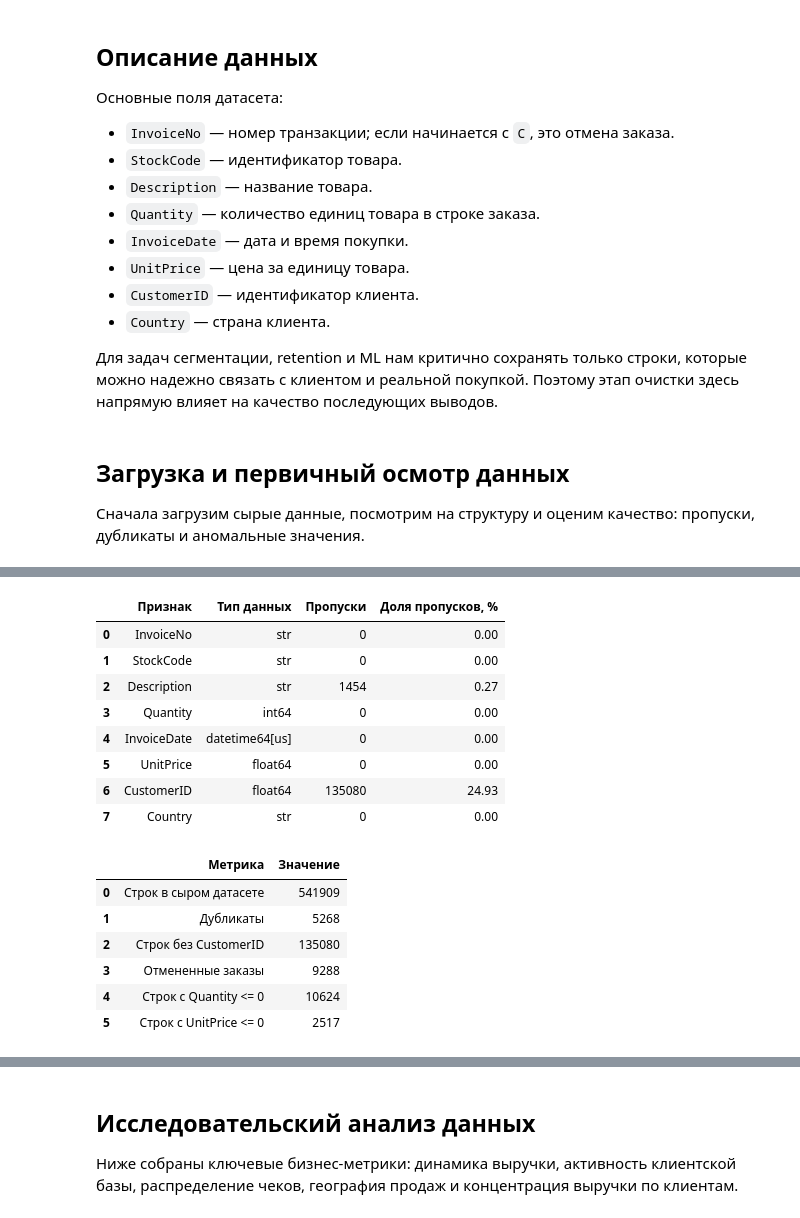
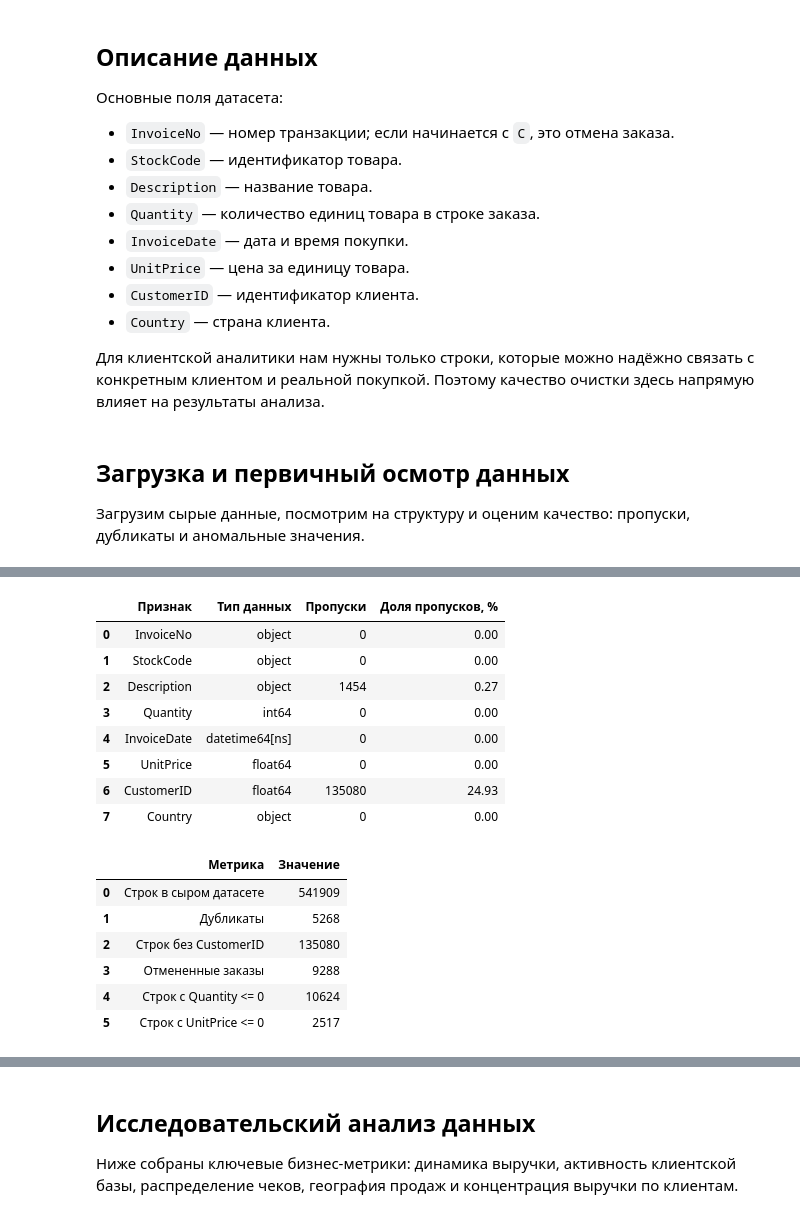
Before and after one commit to Shishani7/online-retail-repeat-purchase-analysis, a Jupyter notebook: notebooks/online_retail_repeat_purchase_analysis.ipynb, the cells around one changed output, grey strips where cells are left out. Saved outputs shown, nothing was run; the diff lists cells and outputs as text; code cells hidden in the pictures.

```diff
--- a/notebooks/online_retail_repeat_purchase_analysis.ipynb
+++ b/notebooks/online_retail_repeat_purchase_analysis.ipynb
@@ -22,11 +22,11 @@
 - `CustomerID` — идентификатор клиента.
 - `Country` — страна клиента.
 
-Для задач сегментации, retention и ML нам критично сохранять только строки, которые можно надежно связать с клиентом и реальной покупкой. Поэтому этап очистки здесь напрямую влияет на качество последующих выводов.
+Для клиентской аналитики нам нужны только строки, которые можно надёжно связать с конкретным клиентом и реальной покупкой. Поэтому качество очистки здесь напрямую влияет на результаты анализа.
 # %% [markdown]
 ## Загрузка и первичный осмотр данных
 
-Сначала загрузим сырые данные, посмотрим на структуру и оценим качество: пропуски, дубликаты и аномальные значения.
+Загрузим сырые данные, посмотрим на структуру и оценим качество: пропуски, дубликаты и аномальные значения.
 # %%
 from pathlib import Path
 import sys
@@ -68,53 +69,49 @@ RAW_DATA_PATH = PROJECT_ROOT / "data" / "raw" / "online_retail.csv"
 # %%
 raw_df = load_transactions(RAW_DATA_PATH)
 display(raw_df.head())
 
-raw_quality = pd.DataFrame(
-    {
-        "Признак": raw_df.columns,
-        "Тип данных": raw_df.dtypes.astype(str).values,
-        "Пропуски": raw_df.isna().sum().values,
-        "Доля пропусков, %": (raw_df.isna().mean() * 100).round(2).values,
-    }
-)
+raw_quality = pd.DataFrame({
+    "Признак": raw_df.columns,
+    "Тип данных": raw_df.dtypes.astype(str).values,
+    "Пропуски": raw_df.isna().sum().values,
+    "Доля пропусков, %": (raw_df.isna().mean() * 100).round(2).values,
+})
 display(raw_quality)
 
-pd.DataFrame(
-    {
-        "Метрика": [
-            "Строк в сыром датасете",
-            "Дубликаты",
-            "Строк без CustomerID",
-            "Отмененные заказы",
-            "Строк с Quantity <= 0",
-            "Строк с UnitPrice <= 0",
-        ],
-        "Значение": [
-            len(raw_df),
-            int(raw_df.duplicated().sum()),
-            int(raw_df["CustomerID"].isna().sum()),
-            int(raw_df["InvoiceNo"].astype(str).str.startswith("C").sum()),
-            int((raw_df["Quantity"] <= 0).sum()),
-            int((raw_df["UnitPrice"] <= 0).sum()),
-        ],
-    }
-)
+pd.DataFrame({
+    "Метрика": [
+        "Строк в сыром датасете",
+        "Дубликаты",
+        "Строк без CustomerID",
+        "Отмененные заказы",
+        "Строк с Quantity <= 0",
+        "Строк с UnitPrice <= 0",
+    ],
+    "Значение": [
+        len(raw_df),
+        int(raw_df.duplicated().sum()),
+        int(raw_df["CustomerID"].isna().sum()),
+        int(raw_df["InvoiceNo"].astype(str).str.startswith("C").sum()),
+        int((raw_df["Quantity"] <= 0).sum()),
+        int((raw_df["UnitPrice"] <= 0).sum()),
+    ],
+})
 # %% [output]
 |  | InvoiceNo | StockCode | Description | Quantity | InvoiceDate | UnitPrice | CustomerID | Country |
 | 0 | 536365 | 85123A | WHITE HANGING HEART T-LIGHT HOLDER | 6 | 2010-12-01 08:26:00 | 2.55 | 17850.0 | United Kingdom |
 | 1 | 536365 | 71053 | WHITE METAL LANTERN | 6 | 2010-12-01 08:26:00 | 3.39 | 17850.0 | United Kingdom |
 | 2 | 536365 | 84406B | CREAM CUPID HEARTS COAT HANGER | 8 | 2010-12-01 08:26:00 | 2.75 | 17850.0 | United Kingdom |
 | 3 | 536365 | 84029G | KNITTED UNION FLAG HOT WATER BOTTLE | 6 | 2010-12-01 08:26:00 | 3.39 | 17850.0 | United Kingdom |
 | 4 | 536365 | 84029E | RED WOOLLY HOTTIE WHITE HEART. | 6 | 2010-12-01 08:26:00 | 3.39 | 17850.0 | United Kingdom |
 |  | Признак | Тип данных | Пропуски | Доля пропусков, % |
-| 0 | InvoiceNo | str | 0 | 0.00 |
-| 1 | StockCode | str | 0 | 0.00 |
-| 2 | Description | str | 1454 | 0.27 |
+| 0 | InvoiceNo | object | 0 | 0.00 |
+| 1 | StockCode | object | 0 | 0.00 |
+| 2 | Description | object | 1454 | 0.27 |
 | 3 | Quantity | int64 | 0 | 0.00 |
-| 4 | InvoiceDate | datetime64[us] | 0 | 0.00 |
+| 4 | InvoiceDate | datetime64[ns] | 0 | 0.00 |
 | 5 | UnitPrice | float64 | 0 | 0.00 |
 | 6 | CustomerID | float64 | 135080 | 24.93 |
-| 7 | Country | str | 0 | 0.00 |
+| 7 | Country | object | 0 | 0.00 |
 |  | Метрика | Значение |
 | 0 | Строк в сыром датасете | 541909 |
 | 1 | Дубликаты | 5268 |
```
Also changed, not shown: parts of 18 cells of this notebook, 59 other files.
